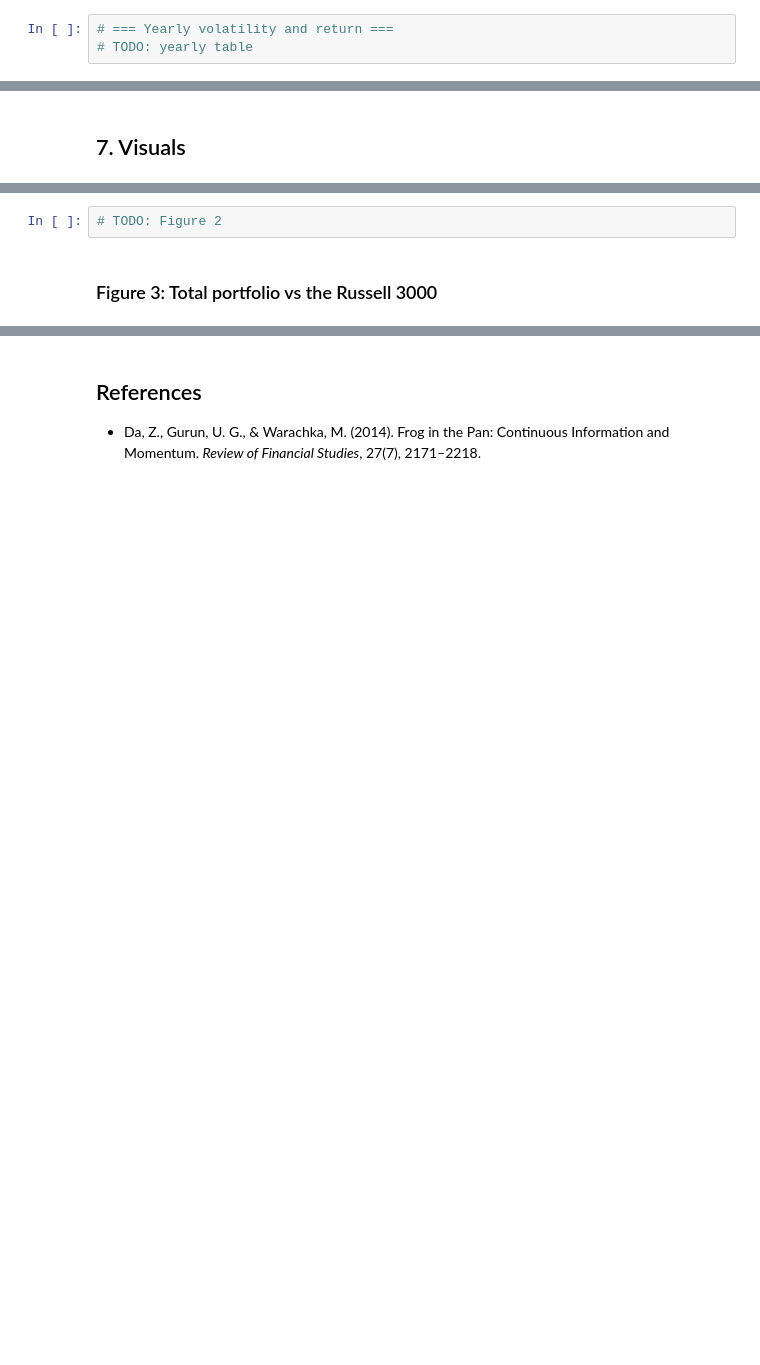
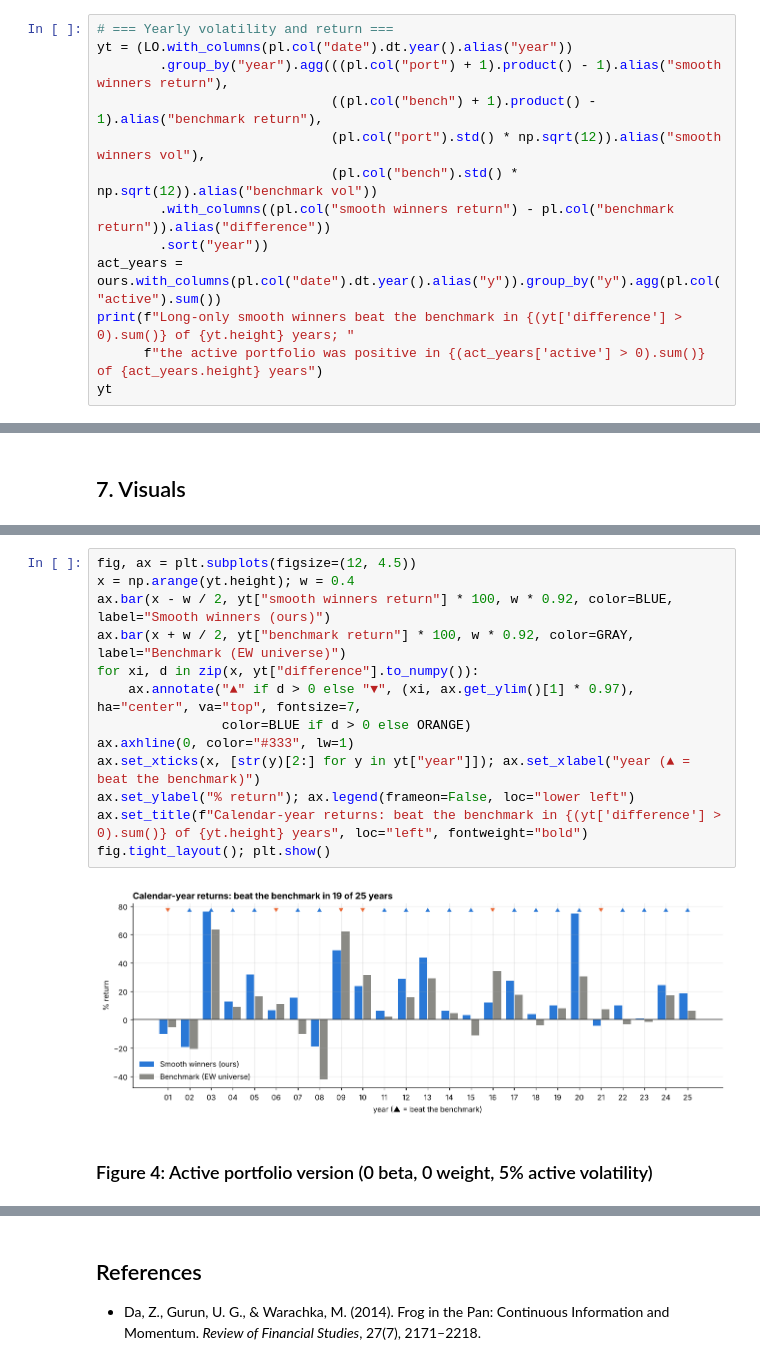
Before and after one commit to taylorotho/Quant_continuous_return_method, a Jupyter notebook: FINAL.ipynb, the cells around one changed output, grey strips where cells are left out. Drawn from its saved outputs; the diff is of its cells as text; blank space fills up the shorter version.

```diff
--- a/FINAL.ipynb
+++ b/FINAL.ipynb
@@ -67,3 +449,13 @@ We test whether the signal predicts next-month returns. The tests are the monthl
 # %%
 # === Yearly volatility and return ===
-# TODO: yearly table
+yt = (LO.with_columns(pl.col("date").dt.year().alias("year"))
+        .group_by("year").agg(((pl.col("port") + 1).product() - 1).alias("smooth winners return"),
+                              ((pl.col("bench") + 1).product() - 1).alias("benchmark return"),
+                              (pl.col("port").std() * np.sqrt(12)).alias("smooth winners vol"),
+                              (pl.col("bench").std() * np.sqrt(12)).alias("benchmark vol"))
+        .with_columns((pl.col("smooth winners return") - pl.col("benchmark return")).alias("difference"))
+        .sort("year"))
+act_years = ours.with_columns(pl.col("date").dt.year().alias("y")).group_by("y").agg(pl.col("active").sum())
+print(f"Long-only smooth winners beat the benchmark in {(yt['difference'] > 0).sum()} of {yt.height} years; "
+      f"the active portfolio was positive in {(act_years['active'] > 0).sum()} of {act_years.height} years")
+yt
@@ -84,5 +561,18 @@ We test whether the signal predicts next-month returns. The tests are the monthl
 # %%
-# TODO: Figure 2
+fig, ax = plt.subplots(figsize=(12, 4.5))
+x = np.arange(yt.height); w = 0.4
+ax.bar(x - w / 2, yt["smooth winners return"] * 100, w * 0.92, color=BLUE, label="Smooth winners (ours)")
+ax.bar(x + w / 2, yt["benchmark return"] * 100, w * 0.92, color=GRAY, label="Benchmark (EW universe)")
+for xi, d in zip(x, yt["difference"].to_numpy()):
+    ax.annotate("▲" if d > 0 else "▼", (xi, ax.get_ylim()[1] * 0.97), ha="center", va="top", fontsize=7,
+                color=BLUE if d > 0 else ORANGE)
+ax.axhline(0, color="#333", lw=1)
+ax.set_xticks(x, [str(y)[2:] for y in yt["year"]]); ax.set_xlabel("year (▲ = beat the benchmark)")
+ax.set_ylabel("% return"); ax.legend(frameon=False, loc="lower left")
+ax.set_title(f"Calendar-year returns: beat the benchmark in {(yt['difference'] > 0).sum()} of {yt.height} years", loc="left", fontweight="bold")
+fig.tight_layout(); plt.show()
+# %% [output]
+[figure, added]
 # %% [markdown]
-### Figure 3: Total portfolio vs the Russell 3000
+### Figure 4: Active portfolio version (0 beta, 0 weight, 5% active volatility)
 # %%
```
Also changed, not shown: parts of 27 cells of this notebook.
